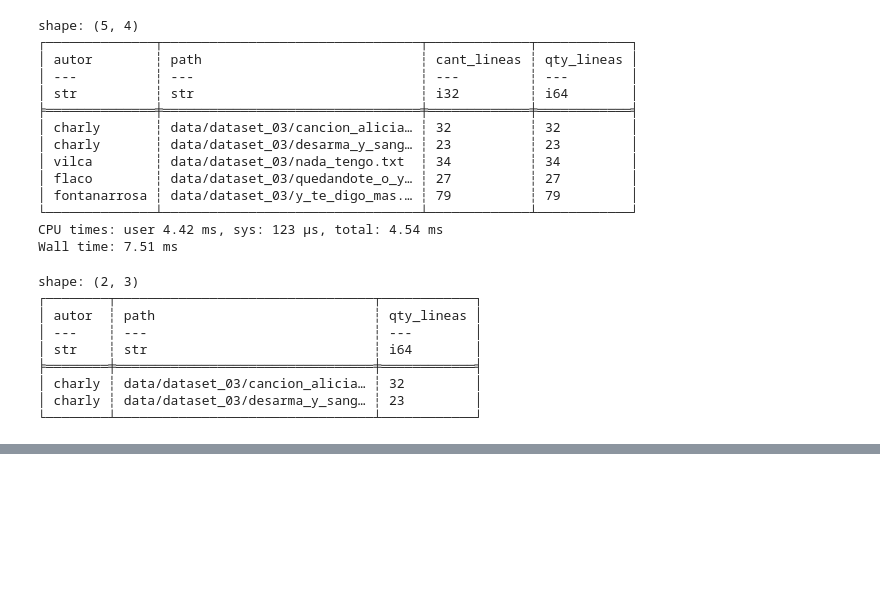
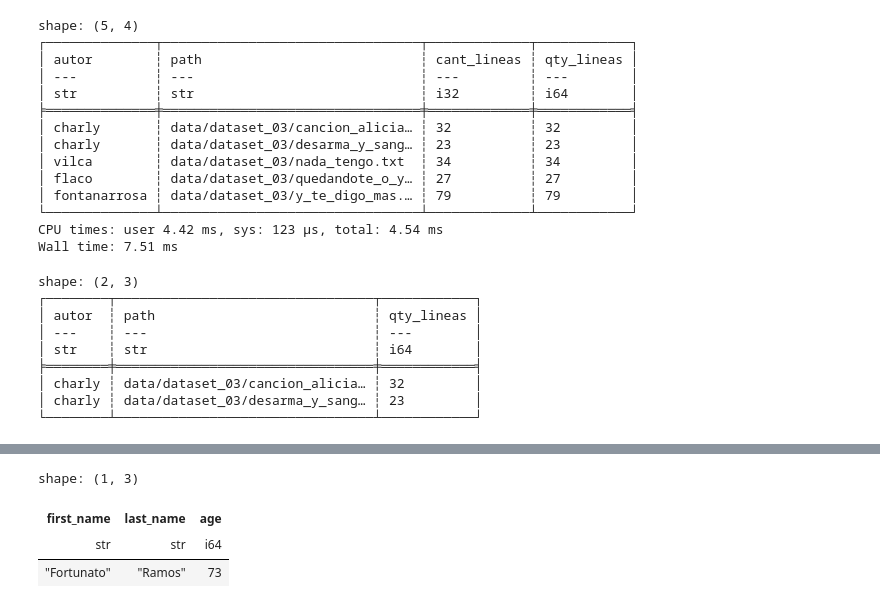
Before and after one commit to emilopez/howtos, a Jupyter notebook: polars-howto.ipynb, the cells around one changed output, grey strips where cells are left out. Saved outputs shown, nothing was run; the diff lists cells and outputs as text; code cells hidden in the pictures; blank space fills up the shorter version.

```diff
--- a/polars-howto.ipynb
+++ b/polars-howto.ipynb
@@ -474,0 +538,7 @@ shape: (2, 3)
+# %%
+df_uno.join(df_dos, on=["first_name", "last_name"], how="anti")
+# %% [output]
+shape: (1, 3)
+| first_name | last_name | age |
+| str | str | i64 |
+| "Fortunato" | "Ramos" | 73 |
```
Also changed, not shown: parts of 5 cells of this notebook.
